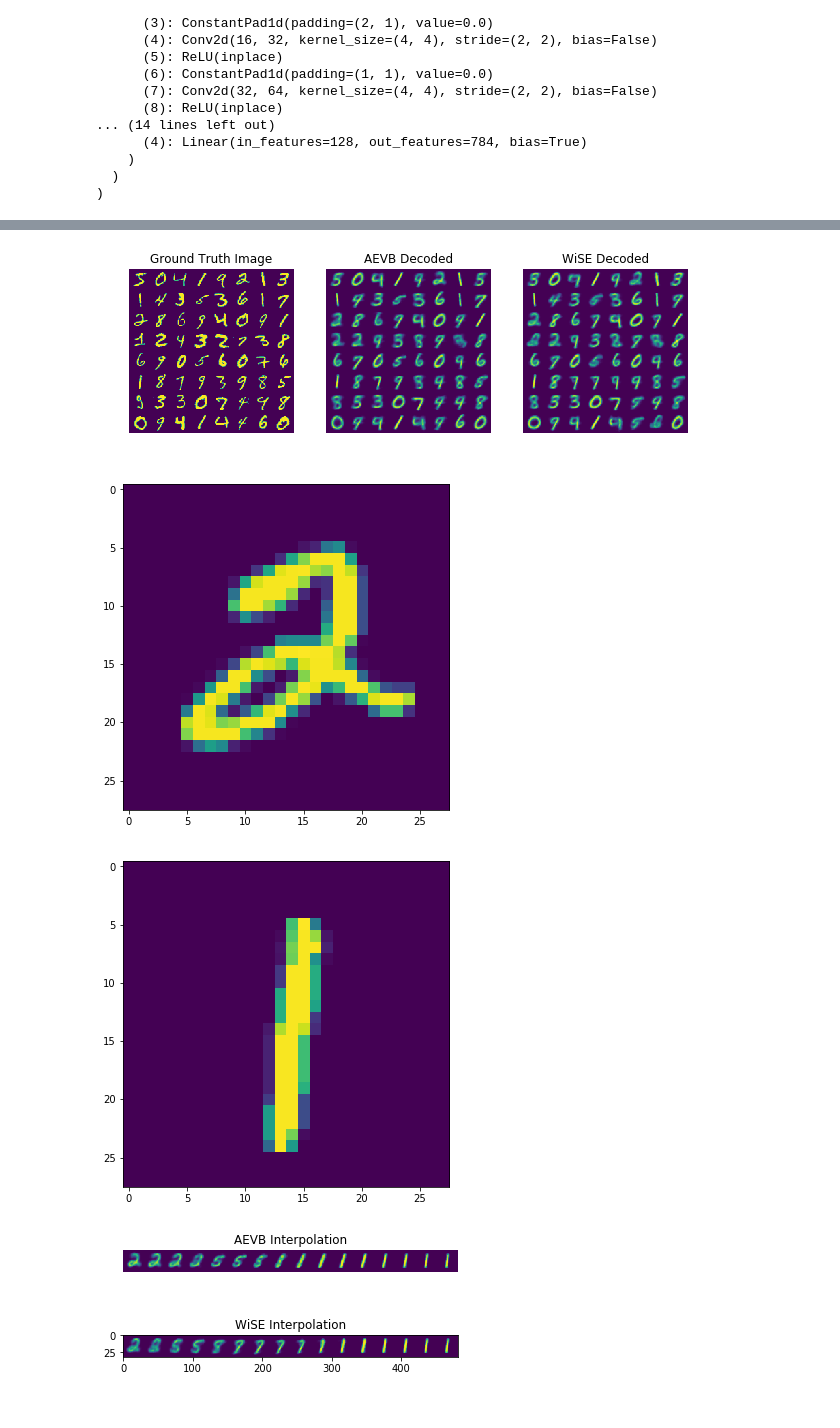
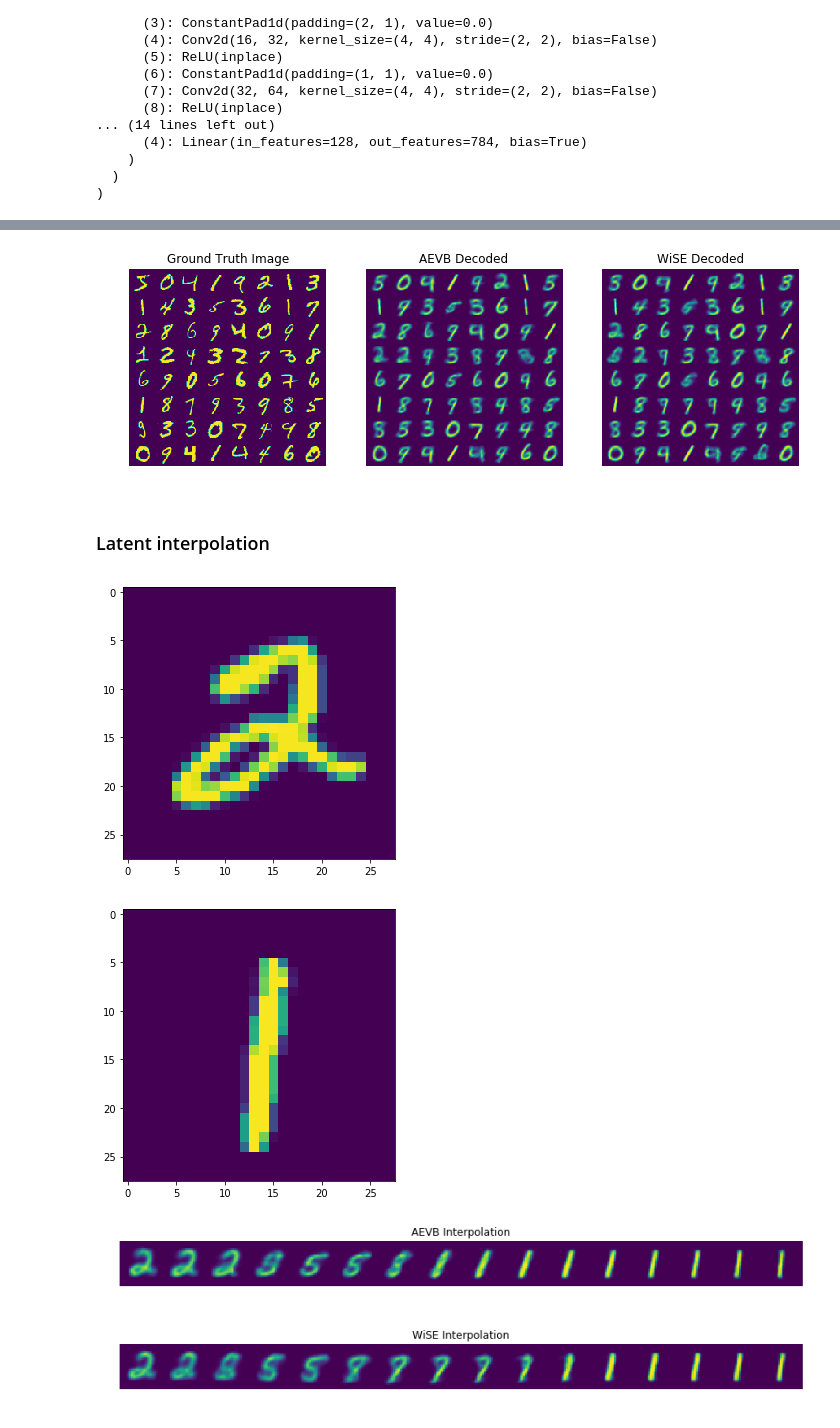
Before and after one commit to yoyololicon/pytorch-wise-ale, a Jupyter notebook: mnist_visualization.ipynb, the cells around one changed output, grey strips where cells are left out. Cells and saved outputs as stored; diff of their text form; code cells hidden in the pictures.

```diff
--- a/mnist_visualization.ipynb
+++ b/mnist_visualization.ipynb
@@ -1,25 +11,8 @@
 # %%
-import argparse
-import torch
-from pathlib import Path
-from torchvision.utils import make_grid
-from tqdm import tqdm
-import data_loader.data_loaders as module_data
-import model.loss as module_loss
-import model.metric as module_metric
-import model.model as module_arch
-from utils import read_json
-
-import matplotlib.pyplot as plt
-import numpy as np
-
-plt.rcParams['figure.figsize'] = [10, 10]
-
 aevb_file = 'mnist_saved/models/MNIST/aevb/checkpoint-epoch30.pth'
 aevb_config = 'mnist_saved/models/MNIST/aevb/config.json'
 wiseub_file = 'mnist_saved/models/MNIST/wiseub/checkpoint-epoch30.pth'
 wiseub_config = 'mnist_saved/models/MNIST/aevb/config.json'
-seed = 0
 
 aevb_config = read_json(Path(aevb_config))
 wiseub_config = read_json(Path(wiseub_config))
@@ -62,5 +57,4 @@ MNIST_VAE(
 # %%
-
 data_loader = module_data.MnistDataLoader(aevb_config['data_loader']['args']['data_dir'], 64, False)
 
 with torch.no_grad():
@@ -72,7 +66,7 @@ gt_image = make_grid(data, nrow=8).permute(1, 2, 0).numpy().mean(2)
 aevb_image = make_grid(out1.squeeze(1).sigmoid_().cpu(), nrow=8).permute(1, 2, 0).numpy().mean(2)
 wiseub_image = make_grid(out2.squeeze(1).sigmoid_().cpu(), nrow=8).permute(1, 2, 0).numpy().mean(2)
 
-
+plt.rcParams['figure.figsize'] = [12] * 2
 plt.subplot(1, 3, 1)
 plt.axis('off')
 plt.title("Ground Truth Image")
@@ -87,45 +81,48 @@ plt.title("WiSE Decoded")
 plt.imshow(wiseub_image)
 plt.show()
 # %% [output]
-[figure, old version]
+[figure, new version]
+# %% [markdown]
+### Latent interpolation
 # %%
-#data = data.numpy()
+data = data.numpy()
 start_image = data[5]
 end_image = data[40]
 
-plt.rcParams['figure.figsize'] = [6] * 2
+plt.rcParams['figure.figsize'] = [5] * 2
 plt.imshow(start_image[0])
 plt.show()
 plt.imshow(end_image[0])
 plt.show()
 # %% [output]
-[figure, old version]
+[figure, new version]
-[figure, old version]
+[figure, new version]
 # %%
 inter_size = 16
 weight = torch.linspace(0, 1, inter_size)
 weight = torch.stack((weight.flip(0), weight), 1).cuda()
 
 input1 = weight @ torch.cat((latent1[5], latent1[40]))
 input2 = weight @ torch.cat((latent2[5], latent2[40]))
 
 with torch.no_grad():
     out1 = aevb_model(z=input1)
     out2 = wiseub_model(z=input2)
 
 aevb_interp = make_grid(out1.sigmoid_().cpu(), nrow=inter_size).permute(1, 2, 0).numpy().mean(2)
 wiseub_interp = make_grid(out2.sigmoid_().cpu(), nrow=inter_size).permute(1, 2, 0).numpy().mean(2)
 
-
+plt.rcParams['figure.figsize'] = [14] * 2
 #plt.subplot(2, 1, 1)
 plt.axis('off')
 plt.title("AEVB Interpolation")
 plt.imshow(aevb_interp)
 plt.show()
 #plt.subplot(2, 1, 2)
+plt.axis('off')
 plt.title("WiSE Interpolation")
 plt.imshow(wiseub_interp)
 plt.show()
 # %% [output]
-[figure, old version]
+[figure, new version]
-[figure, old version]
+[figure, new version]
```
Also changed, not shown: parts of 5 cells of this notebook, 1 other file.
